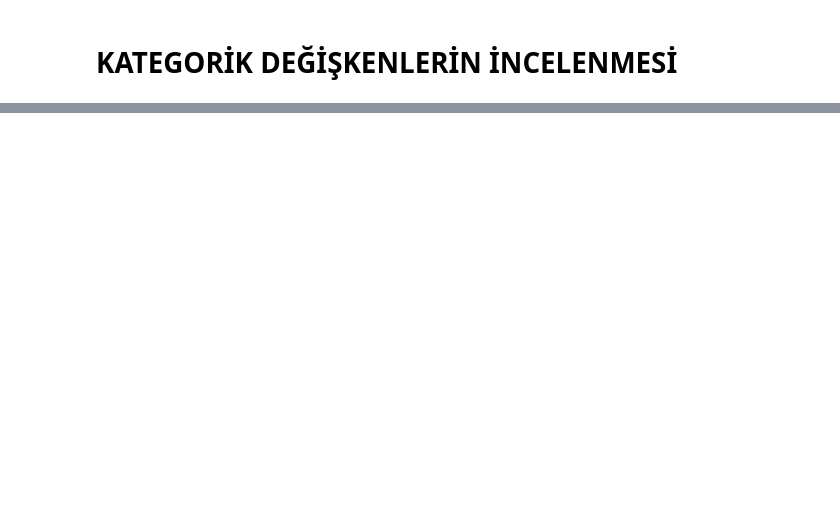
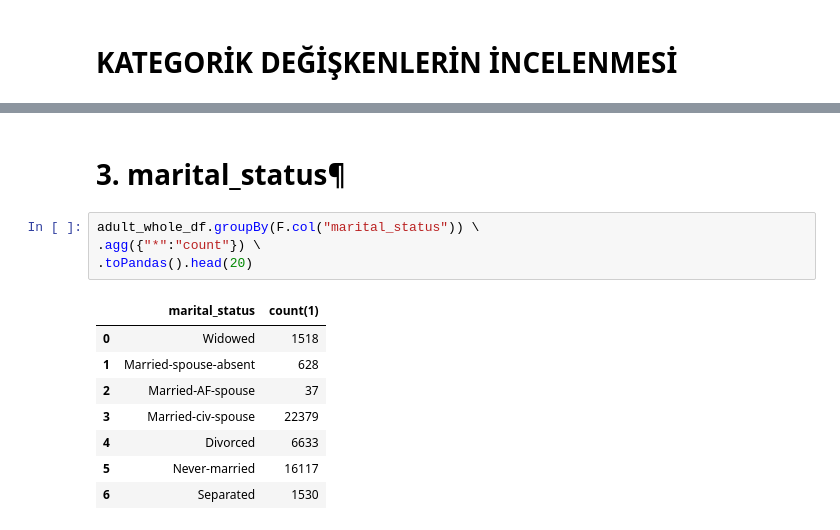
Before and after one commit to veribilimiokulu/udemy-apache-spark, a Jupyter notebook: kurs_esnasi/pyspark/MachineLearning/Preprocessing/DataExplore.ipynb, the cells around one changed output, grey strips where cells are left out. Cells and saved outputs as stored; diff of their text form; blank space fills up the shorter version.

```diff
--- a/kurs_esnasi/pyspark/MachineLearning/Preprocessing/DataExplore.ipynb
+++ b/kurs_esnasi/pyspark/MachineLearning/Preprocessing/DataExplore.ipynb
@@ -115,0 +190,15 @@ adult_whole_df.describe(['age','fnlwgt','education_num','capital_gain','capital_
+# %% [markdown]
+# 3. marital_status¶
+# %%
+adult_whole_df.groupBy(F.col("marital_status")) \
+.agg({"*":"count"}) \
+.toPandas().head(20)
+# %% [output]
+|  | marital_status | count(1) |
+| 0 | Widowed | 1518 |
+| 1 | Married-spouse-absent | 628 |
+| 2 | Married-AF-spouse | 37 |
+| 3 | Married-civ-spouse | 22379 |
+| 4 | Divorced | 6633 |
+| 5 | Never-married | 16117 |
+| 6 | Separated | 1530 |
```
Also changed, not shown: parts of 30 cells of this notebook.
